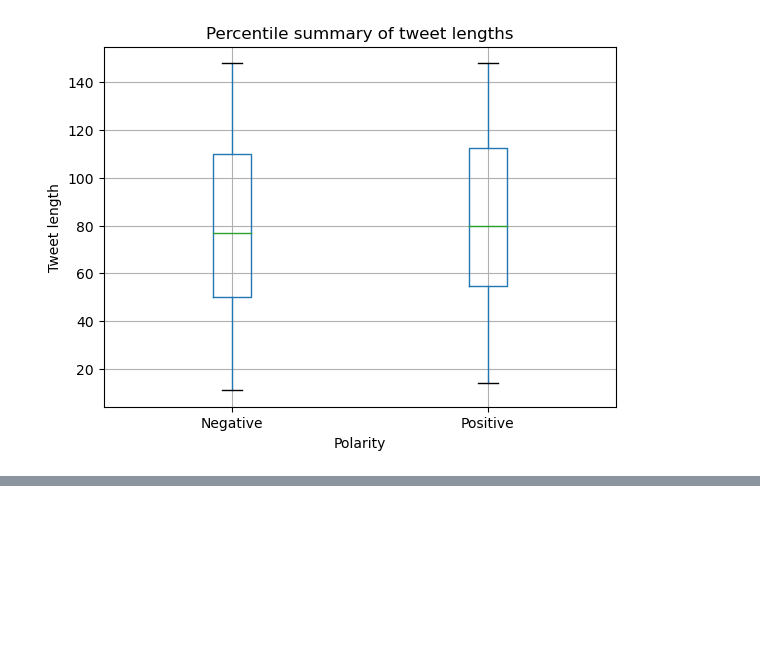
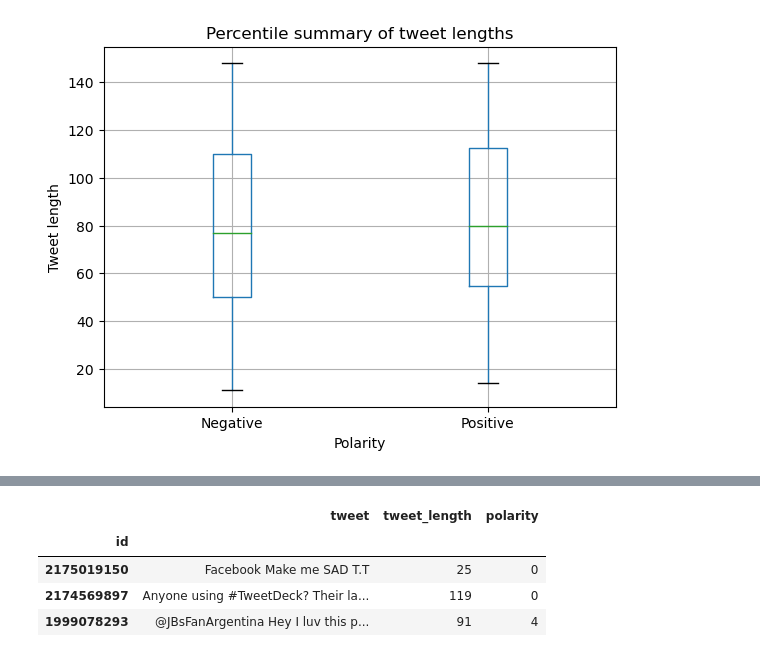
Before and after one commit to KCristopher/SentimentAnalysis, a Jupyter notebook: AnalyzeSentiment.ipynb, the cells around one changed output, grey strips where cells are left out. Drawn from its saved outputs; the diff is of its cells as text; code cells hidden in the pictures; blank space fills up the shorter version.

```diff
--- a/AnalyzeSentiment.ipynb
+++ b/AnalyzeSentiment.ipynb
@@ -109,0 +167,8 @@ plt.show()
+# %%
+trainset.head(3)
+# %% [output]
+|  | tweet | tweet_length | polarity |
+| id |  |  |  |
+| 2175019150 | Facebook Make me SAD T.T | 25 | 0 |
+| 2174569897 | Anyone using #TweetDeck? Their la... | 119 | 0 |
+| 1999078293 | @JBsFanArgentina Hey I luv this p... | 91 | 4 |
```
Also changed, not shown: parts of 11 cells of this notebook.
